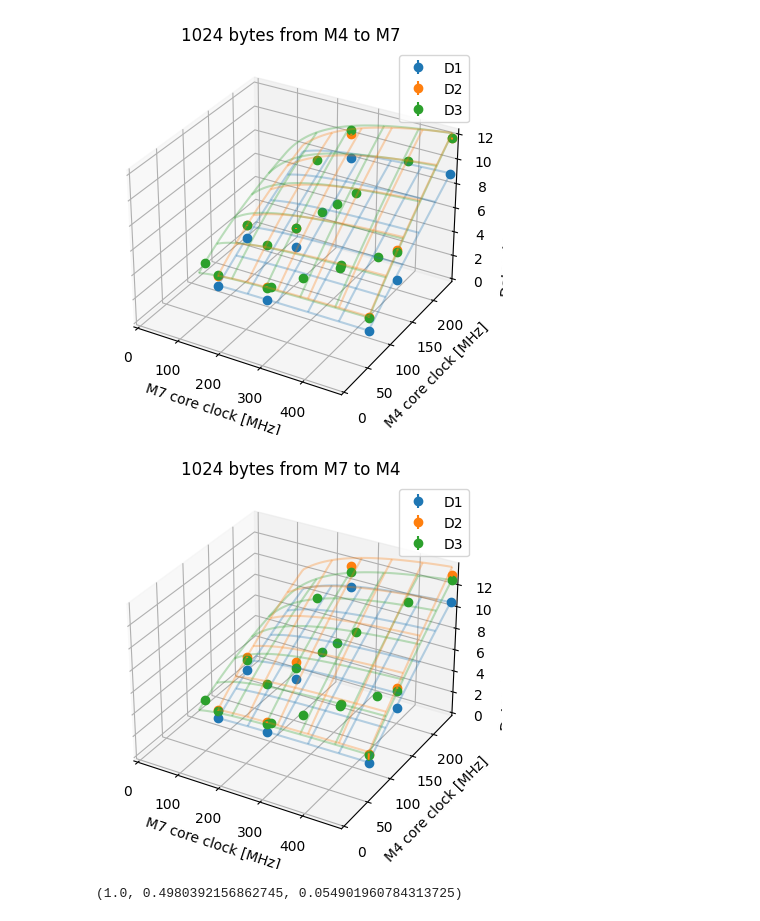
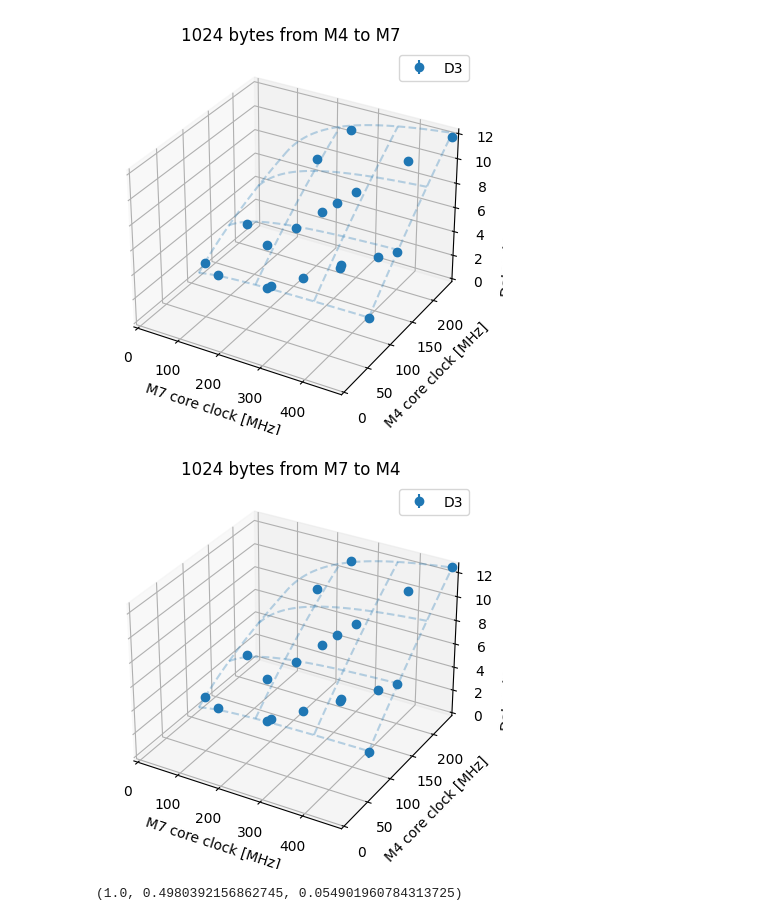
Before and after one commit to kovacsdotgergo/stm32h745-ipc-visu, a Jupyter notebook: model_visu.ipynb, the cells around one changed output. Drawn from its saved outputs; the diff is of its cells as text; code cells hidden in the pictures.

```diff
--- a/model_visu.ipynb
+++ b/model_visu.ipynb
@@ -8,37 +8,37 @@ import visu_3d
 import linear_model
 import visu_common
 
-mems = visu_common.get_mems('.', r'D[0-9]')
+mems = visu_common.get_mems('.', r'D3')
 meas_type = 'datarate'
 size = [1024]
 
 cmap = mpl.cm.tab10.colors
 
 for direction in ['r', 's']:
     ax = plt.figure().add_subplot(111, projection='3d')
     for j, mem in enumerate(mems):
         clocks = visu_common.get_clocks_in_folder(
             mem, prefix=f'meas_{direction}_',
             clock_lambda=lambda m7, m4: m4 >= 60)
 
         # Measured data
         data = np.ndarray((len(clocks), 3, 1))
         for i, (m7, m4) in enumerate(clocks):
             dir_prefix = os.path.join(mem, f'meas_{direction}_{m7}_{m4}')
             # timer clock is always the same as the m4 core's clock
             data[i] = measurement.get_and_calc_meas(m4, dir_prefix, size, meas_type)
         visu_3d.errorbar_3d(clocks, data, ax, mem, cmap[j])
 
         # Predictions by the model
         model = linear_model.LinearModel('models.json', mem, direction)
         m7, m4, pred = model.get_grid_for_range(clocks, size, meas_type)
         visu_3d.model_grid(m7, m4, pred, ax, mpl.colors.to_rgba(cmap[j], 0.3))
     visu_3d.setup_ax(ax, direction, meas_type, size)
 # show graph
 plt.show()
 # %% [output]
-[figure, old version]
+[figure, new version]
-[figure, old version]
+[figure, new version]
 # %%
 import numpy as np
 import matplotlib.pyplot as plt
```
Also changed, not shown: parts of 3 cells of this notebook, 5 other files.
